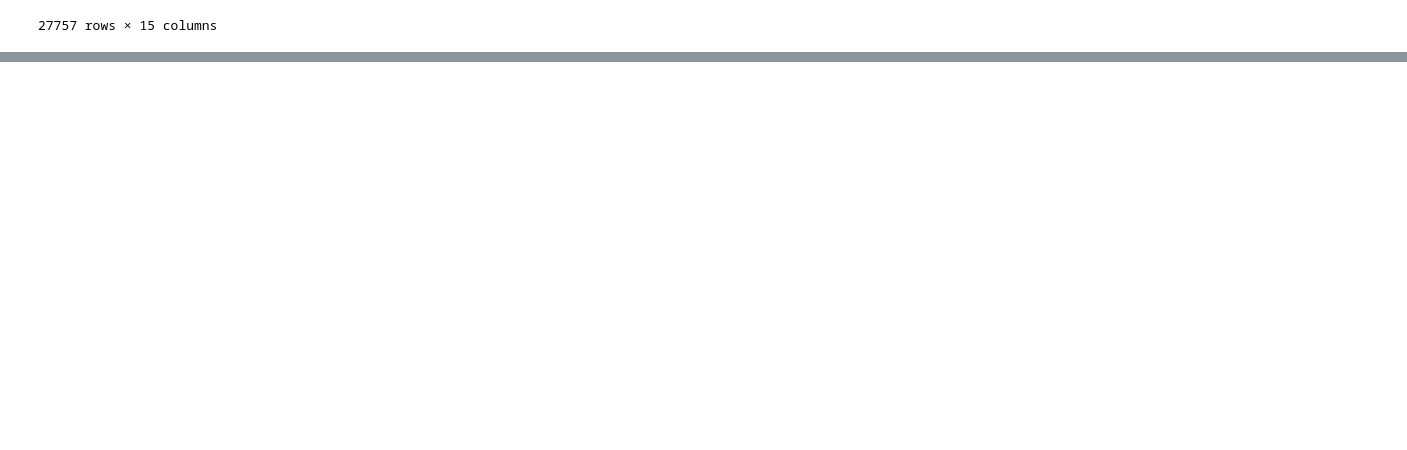
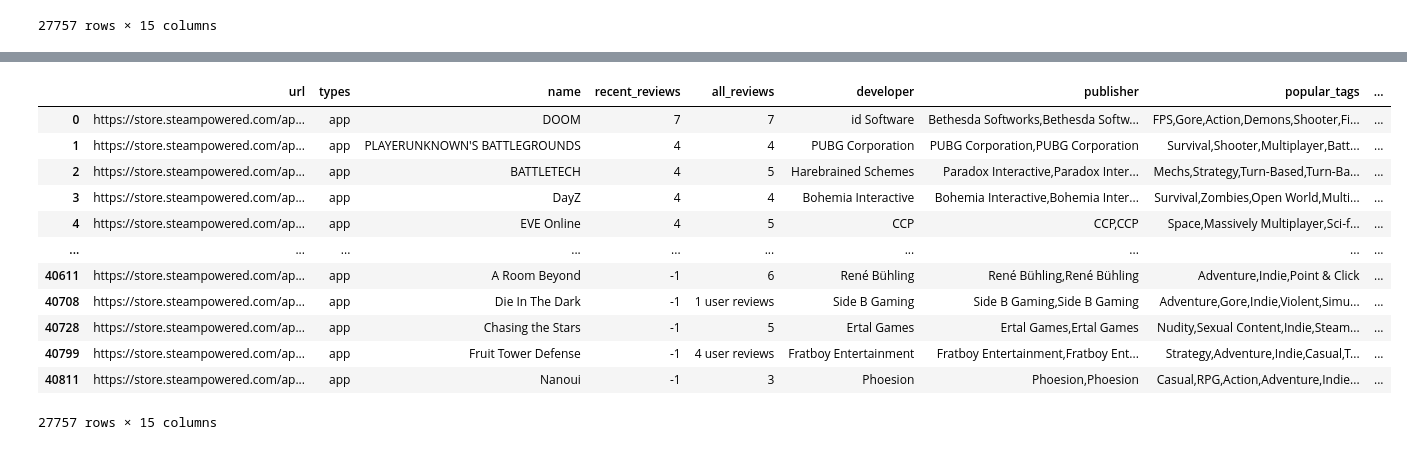
Before and after one commit to nicopaes/INF1032_RecomendaSteam, a Jupyter notebook: recomendadorSteam_dataframe.ipynb, the cells around one changed output, grey strips where cells are left out. Cells and saved outputs as stored; diff of their text form; code cells hidden in the pictures; blank space fills up the shorter version.

Commit message:
Avançando no searchGames e mais algumas limpezas

```diff
--- a/recomendadorSteam_dataframe.ipynb
+++ b/recomendadorSteam_dataframe.ipynb
@@ -293,2 +285,18 @@ df.loc[df.all_reviews == 'Overwhelmingly Positive','all_reviews'] = 8
+# %%
+df
+# %% [output]
+|  | url | types | name | recent_reviews | all_reviews | developer | publisher | popular_tags | ... |
+| 0 | https://store.steampowered.com/ap... | app | DOOM | 7 | 7 | id Software | Bethesda Softworks,Bethesda Softw... | FPS,Gore,Action,Demons,Shooter,Fi... | ... |
+| 1 | https://store.steampowered.com/ap... | app | PLAYERUNKNOWN'S BATTLEGROUNDS | 4 | 4 | PUBG Corporation | PUBG Corporation,PUBG Corporation | Survival,Shooter,Multiplayer,Batt... | ... |
+| 2 | https://store.steampowered.com/ap... | app | BATTLETECH | 4 | 5 | Harebrained Schemes | Paradox Interactive,Paradox Inter... | Mechs,Strategy,Turn-Based,Turn-Ba... | ... |
+| 3 | https://store.steampowered.com/ap... | app | DayZ | 4 | 4 | Bohemia Interactive | Bohemia Interactive,Bohemia Inter... | Survival,Zombies,Open World,Multi... | ... |
+| 4 | https://store.steampowered.com/ap... | app | EVE Online | 4 | 5 | CCP | CCP,CCP | Space,Massively Multiplayer,Sci-f... | ... |
+| ... | ... | ... | ... | ... | ... | ... | ... | ... | ... |
+| 40611 | https://store.steampowered.com/ap... | app | A Room Beyond | -1 | 6 | René Bühling | René Bühling,René Bühling | Adventure,Indie,Point & Click | ... |
+| 40708 | https://store.steampowered.com/ap... | app | Die In The Dark | -1 | 1 user reviews | Side B Gaming | Side B Gaming,Side B Gaming | Adventure,Gore,Indie,Violent,Simu... | ... |
+| 40728 | https://store.steampowered.com/ap... | app | Chasing the Stars | -1 | 5 | Ertal Games | Ertal Games,Ertal Games | Nudity,Sexual Content,Indie,Steam... | ... |
+| 40799 | https://store.steampowered.com/ap... | app | Fruit Tower Defense | -1 | 4 user reviews | Fratboy Entertainment | Fratboy Entertainment,Fratboy Ent... | Strategy,Adventure,Indie,Casual,T... | ... |
+| 40811 | https://store.steampowered.com/ap... | app | Nanoui | -1 | 3 | Phoesion | Phoesion,Phoesion | Casual,RPG,Action,Adventure,Indie... | ... |
+27757 rows × 15 columns
 # %%
 df.to_csv("steam_games_clean.csv", index=False)
```
Also changed, not shown: parts of 1 cell of this notebook, 1 other file.
